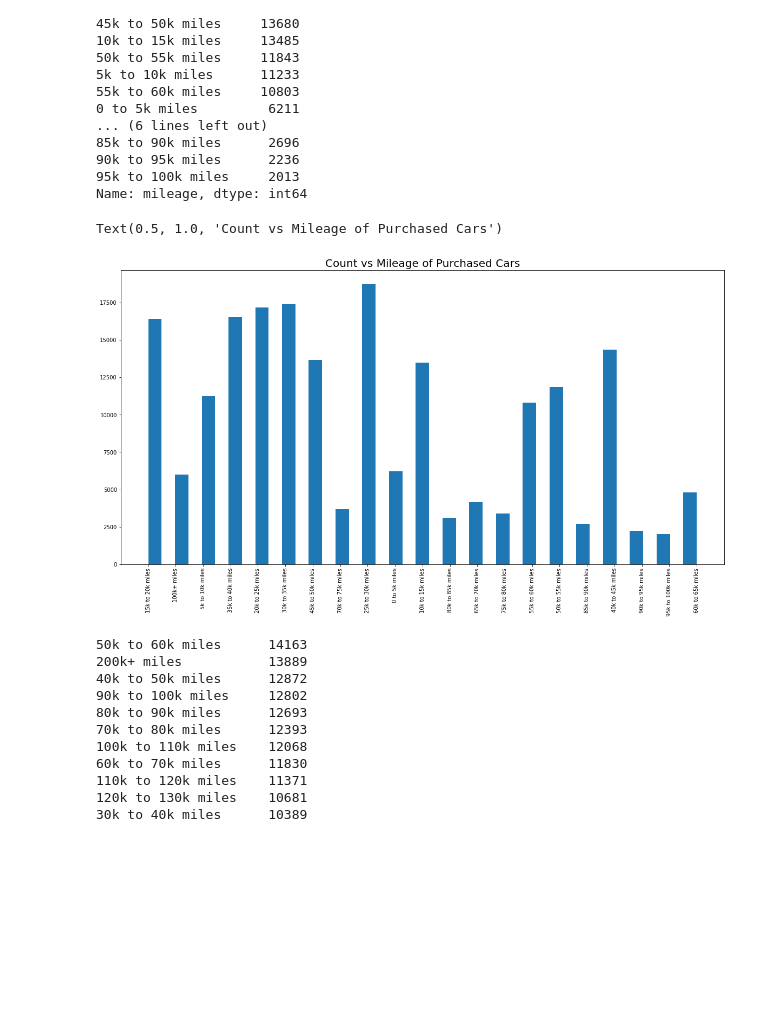
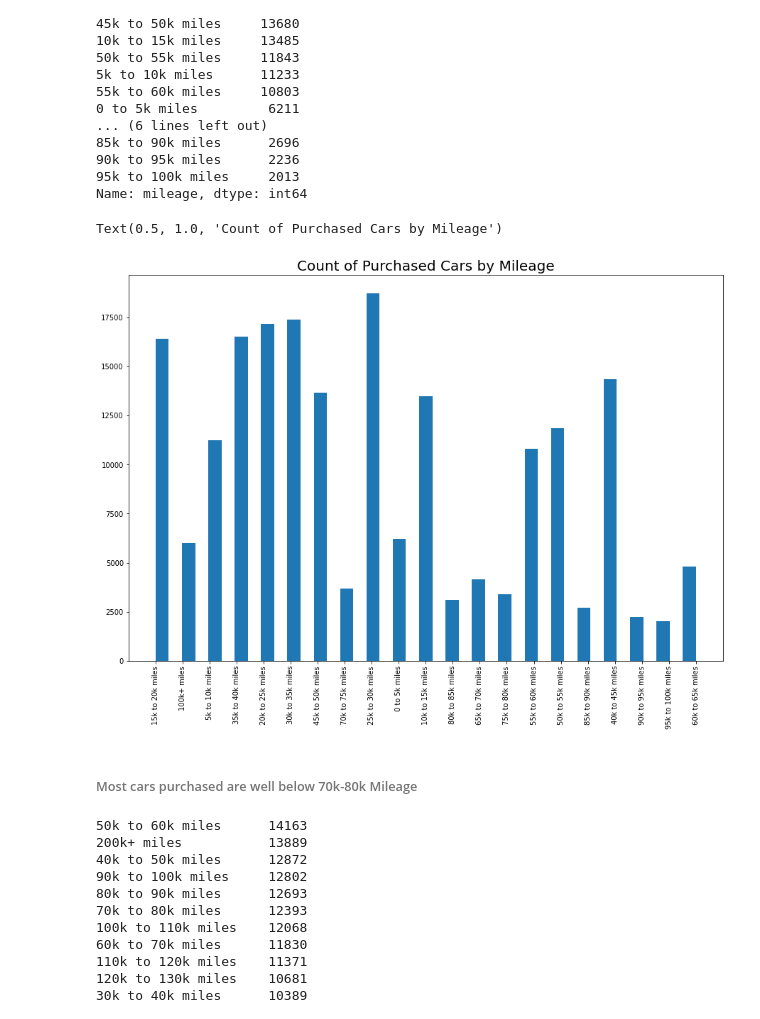
Before and after one commit to Siddharth1060/Car-recomendation-based-on-the-Cars-sold-at-Carmax, a Jupyter notebook: carmax_notebook.ipynb, the cells around one changed output. Cells and saved outputs as stored; diff of their text form; code cells hidden in the pictures; blank space fills up the shorter version.

```diff
--- a/carmax_notebook.ipynb
+++ b/carmax_notebook.ipynb
@@ -222,13 +216,15 @@ df.mileage.value_counts()
 95k to 100k miles     2013
 Name: mileage, dtype: int64
 # %%
-plt.subplots(figsize=(20,10))
+plt.subplots(figsize=(15,10))
 plt.hist(df.mileage, bins=41, stacked= True)
 plt.xticks(rotation=90)
-plt.title("Count vs Mileage of Purchased Cars", fontsize= 20)
+plt.title("Count of Purchased Cars by Mileage", fontsize= 20)
 # %% [output]
-Text(0.5, 1.0, 'Count vs Mileage of Purchased Cars')
+Text(0.5, 1.0, 'Count of Purchased Cars by Mileage')
-[figure, old version]
+[figure, new version]
+# %% [markdown]
+###### Most cars purchased are well below 70k-80k Mileage
 # %%
 df.mileage_appraisal.value_counts()
 # %% [output]
```
Also changed, not shown: parts of 251 cells of this notebook.
